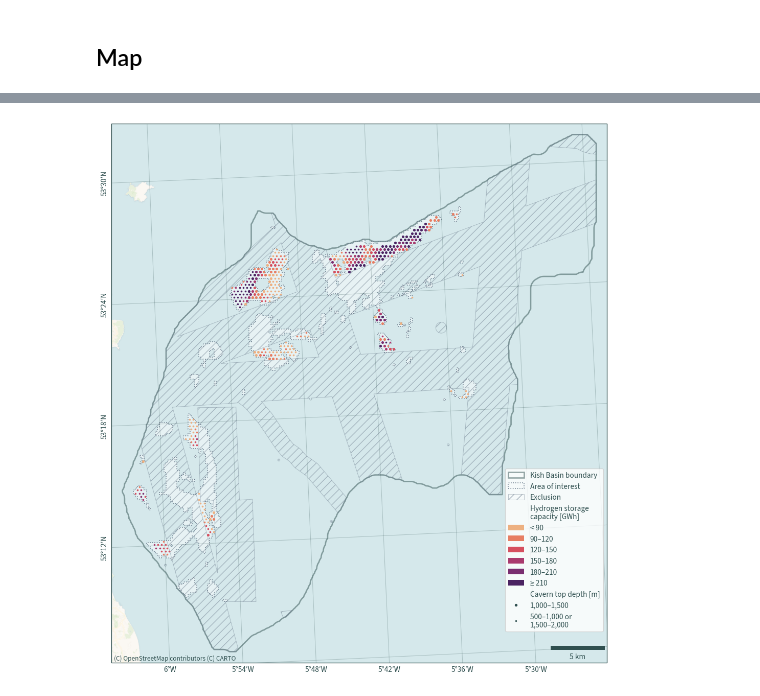
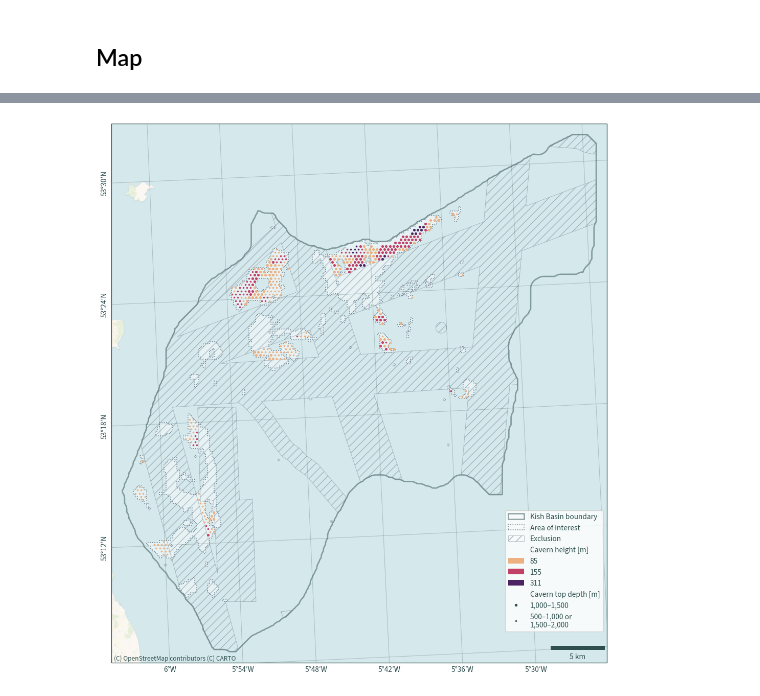
Before and after one commit to wind-to-hydrogen-toolkit/hydrogen-salt-storage, a Jupyter notebook: docs/notebooks/kish_basin_caverns_height.ipynb, the cells around one changed output, grey strips where cells are left out. Drawn from its saved outputs; the diff is of its cells as text; code cells hidden in the pictures.

Commit message:
update plots

```diff
--- a/docs/notebooks/kish_basin_caverns_height.ipynb
+++ b/docs/notebooks/kish_basin_caverns_height.ipynb
@@ -98,6 +98,7 @@ caverns = fns.cavern_dataframe(
 # label caverns by depth and heights
 caverns = fns.label_caverns(
     cavern_df=caverns,
+    heights=[85, 155, 311],
     depths={"min": 500, "min_opt": 1000, "max_opt": 1500, "max": 2000},
 )
 # %%
@@ -310,15 +311,14 @@ def plot_map_alt(
     dat_xr,
     cavern_df,
     zones_gdf,
-    classes,
-    quantity="capacity", quantity_label="Hydrogen storage \ncapacity [GWh]", top_depth=True,
-    fontsize=11.5,
+    top_depth=True,
+    fontsize=11.5
 ):
     """Helper function to plot caverns within the zones of interest"""
     plt.figure(figsize=(20, 11.5))
     axis1 = plt.axes(projection=ccrs.epsg(rd.CRS))
     legend_handles1 = []
-    classes = sorted(classes)
+    classes = sorted(list(int(x) for x in caverns["cavern_height"].unique()))
 
     # halite boundary - use buffering to smooth the outline
     shape = rd.halite_shape(dat_xr=dat_xr).buffer(1000).buffer(-1000)
@@ -381,22 +381,21 @@ def plot_map_alt(
         )
     )
 
-    legend_handles1.append(mpatches.Patch(label=quantity_label, visible=False))
+    legend_handles1.append(mpatches.Patch(label="Cavern height [m]", visible=False))
 
     colours = [int(n * 255 / (len(classes) - 1)) for n in range(len(classes))]
     for n, y in enumerate(colours):
-        if n == 0:
-            c = cavern_df[cavern_df[quantity] < classes[1]]
-            label1 = f"< {classes[1]}"
-        elif n == len(classes) - 1:
-            c = cavern_df[cavern_df[quantity] >= classes[n]]
-            label1 = f"≥ {classes[n]}"
-        else:
-            c = cavern_df[
-                (cavern_df[quantity] >= classes[n])
-                & (cavern_df[quantity] < classes[n + 1])
-            ]
-            label1 = f"{classes[n]}–{classes[n + 1]}"
+        # if n == 0:
+        #     c = cavern_df[cavern_df["cavern_height"] < classes[1]]
+        # elif n == len(classes) - 1:
+        #     c = cavern_df[cavern_df["cavern_height"] >= classes[n]]
+        # else:
+        #     c = cavern_df[
+        #         (cavern_df["cavern_height"] >= classes[n])
+        #         & (cavern_df["cavern_height"] < classes[n + 1])
+        #     ]
+        c = cavern_df[cavern_df["cavern_height"] == classes[n]]
+        label1 = f"{classes[n]}"
         if top_depth:
             for df, markersize in zip(
                 [
@@ -420,7 +419,7 @@ def plot_map_alt(
                 ax=axis1,
                 scheme="UserDefined",
                 classification_kwds={"bins": classes[1:]},
-                column=quantity,
+                column="cavern_height",
                 zorder=3,
                 marker=".",
                 cmap="flare",
@@ -505,4 +500,4 @@ plot_map_alt(ds, caverns, zones, [0, 100, 150, 200, 250, 300], "cavern_height",
 # %%
-plot_map_alt(ds, caverns, zones, [0, 90, 120, 150, 180, 210])
+plot_map_alt(ds, caverns, zones)
 # %% [output]
-[figure, old version]
+[figure, new version]
```
Also changed, not shown: parts of 7 cells of this notebook, 2 other files.
